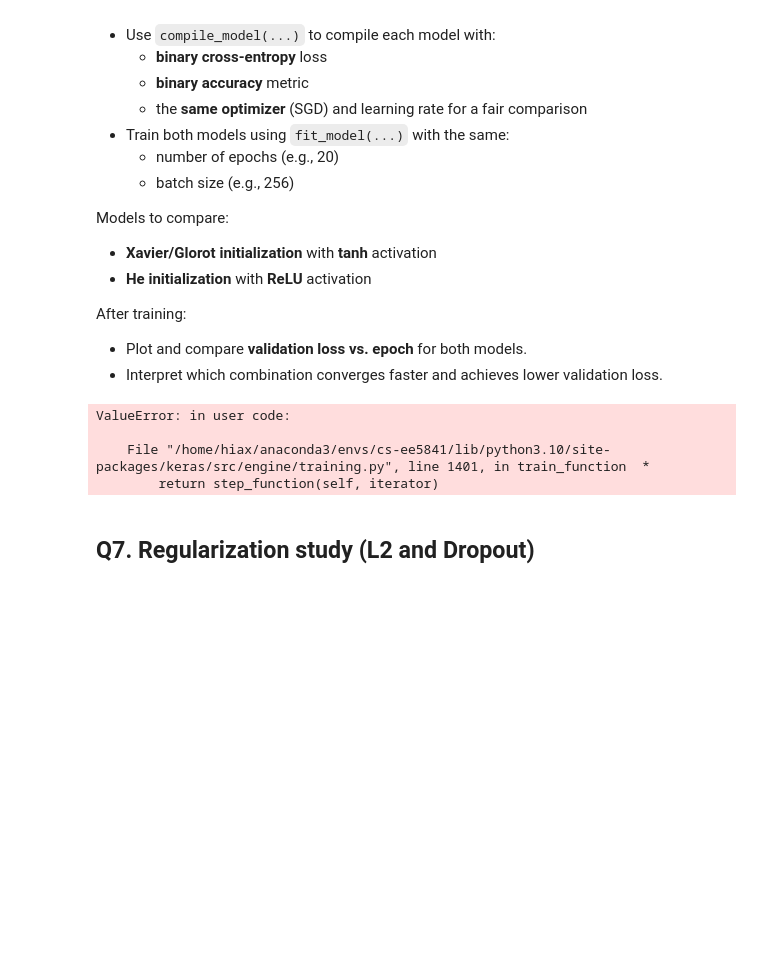
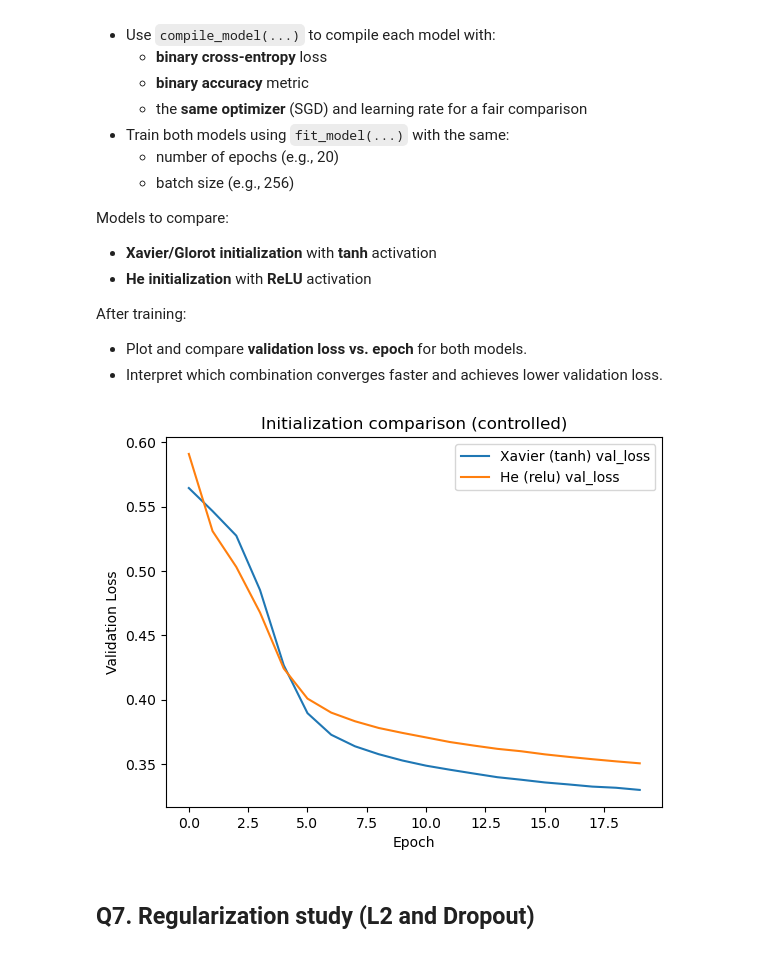
Before and after one commit to rdsirkle/EE5841, a Jupyter notebook: p2.ipynb, the cells around one changed output. Cells and saved outputs as stored; diff of their text form; code cells hidden in the pictures; blank space fills up the shorter version.

```diff
--- a/p2.ipynb
+++ b/p2.ipynb
@@ -108,7 +112,7 @@ X_val, X_test, y_val, y_test = train_test_split(
     X_temp, y_temp,
     test_size=0.5 ,            # TODO: fraction for test split
     random_state=SEED ,         # TODO: set the same random seed
-    stratify=None               # TODO: stratify by the temporary labels
+    stratify=y_temp               # TODO: stratify by the temporary labels
 )
 
 # Verify split sizes
@@ -224,7 +228,7 @@ def build_deep_mlp(
     for _ in range(depth):
         x = layers.Dense(
             width,                           # TODO: layer width
-            activation=activation,               # TODO: no activation here
+            activation=None,               # TODO: no activation here
             kernel_initializer=kernel_initializer,
             kernel_regularizer=reg ,
         )(x)
@@ -241,7 +245,7 @@ def build_deep_mlp(
             x = layers.Dropout(rate=dropout_rate)(x)
 
     # TODO: Output layer for binary classification
-    outputs = layers.Dense(width, activation="sigmoid")(x)
+    outputs = layers.Dense(1, activation="sigmoid")(x)
 
     # TODO: Build and return the model
     model = keras.Model(inputs=inputs, outputs=outputs)
@@ -386,7 +374,7 @@ def compile_model(model: keras.Model, optimizer: keras.optimizers.Optimizer):
     model.compile(
         optimizer=optimizer,                         # TODO: pass the optimizer
         loss=keras.losses.BinaryCrossentropy(),                              # TODO: binary classification loss
-        metrics=[keras.metrics.MeanSquaredError(name="mse")  # TODO: accuracy metric + name
+        metrics=[keras.metrics.BinaryAccuracy(name="bac")  # TODO: accuracy metric + name
                ]
     )
     return model
@@ -418,37 +406,34 @@ model_xavier = compile_model(
         activation="tanh",                        # TODO: tanh
         kernel_initializer=xavier
     ),
     keras.optimizers.SGD(learning_rate=1e-2)  # TODO: SGD and lr
 )
 
 model_he = compile_model(
     build_deep_mlp(
         input_dim=input_dim,
         depth=7,
         width=10,
         activation="relu",                        # TODO: relu
         kernel_initializer=he
     ),
     keras.optimizers.SGD(learning_rate=1e-2)  # TODO: same optimizer and lr
 )
 
 # function call- do not change
 hist_xavier = fit_model(model_xavier, epochs=20)
 hist_he = fit_model(model_he, epochs=20)
 
 plt.figure()
 plt.plot(hist_xavier.history["val_loss"], label="Xavier (tanh) val_loss")
 plt.plot(hist_he.history["val_loss"], label="He (relu) val_loss")
 plt.xlabel("Epoch")
 plt.ylabel("Validation Loss")
 plt.legend()
 plt.title("Initialization comparison (controlled)")
 plt.show()
 # %% [output]
-ValueError: in user code:
-
-    File "/home/hiax/anaconda3/envs/cs-ee5841/lib/python3.10/site-packages/keras/src/engine/training.py", line 1401, in train_function  *
-        return step_function(self, iterator)
+[figure, added]
 # %% [markdown]
 ## Q7. Regularization study (L2 and Dropout)
 # %% [markdown]
```
Also changed, not shown: parts of 14 cells of this notebook.
